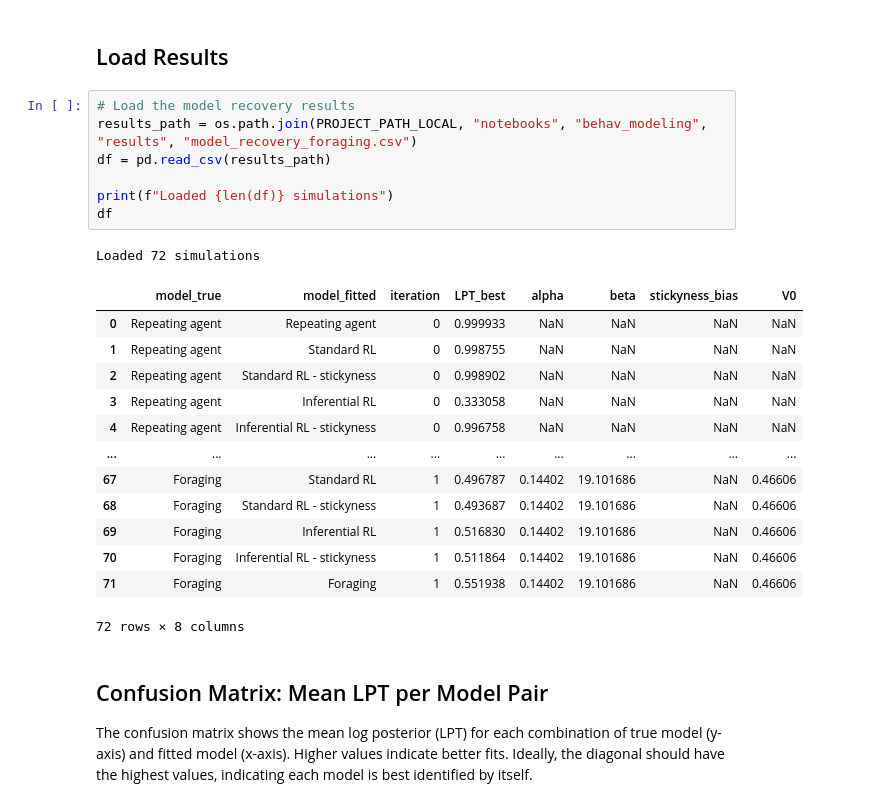
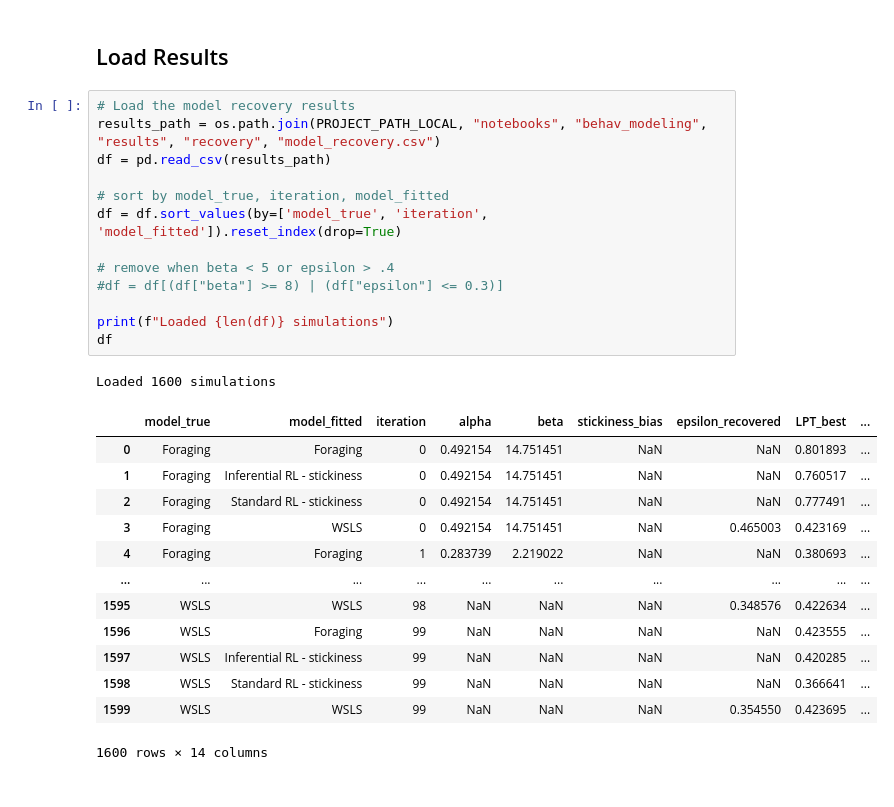
Before and after one commit to ungzs1/popy_05, a Jupyter notebook: notebooks/behav_modeling/recoveries/eval_model_recovery.ipynb, the cells around one changed output. Saved outputs shown, nothing was run; the diff lists cells and outputs as text.

```diff
--- a/notebooks/behav_modeling/recoveries/eval_model_recovery.ipynb
+++ b/notebooks/behav_modeling/recoveries/eval_model_recovery.ipynb
@@ -13,27 +16,29 @@ from popy.config import PROJECT_PATH_LOCAL
 ## Load Results
 # %%
 # Load the model recovery results
-results_path = os.path.join(PROJECT_PATH_LOCAL, "notebooks", "behav_modeling", "results", "model_recovery_foraging.csv")
+results_path = os.path.join(PROJECT_PATH_LOCAL, "notebooks", "behav_modeling", "results", "recovery", "model_recovery.csv")
 df = pd.read_csv(results_path)
+
+# sort by model_true, iteration, model_fitted
+df = df.sort_values(by=['model_true', 'iteration', 'model_fitted']).reset_index(drop=True)
+
+# remove when beta < 5 or epsilon > .4
+#df = df[(df["beta"] >= 8) | (df["epsilon"] <= 0.3)]
 
 print(f"Loaded {len(df)} simulations")
 df
 # %% [output]
-Loaded 72 simulations
+Loaded 1600 simulations
-|  | model_true | model_fitted | iteration | LPT_best | alpha | beta | stickyness_bias | V0 |
-| 0 | Repeating agent | Repeating agent | 0 | 0.999933 | NaN | NaN | NaN | NaN |
-| 1 | Repeating agent | Standard RL | 0 | 0.998755 | NaN | NaN | NaN | NaN |
-| 2 | Repeating agent | Standard RL - stickyness | 0 | 0.998902 | NaN | NaN | NaN | NaN |
-| 3 | Repeating agent | Inferential RL | 0 | 0.333058 | NaN | NaN | NaN | NaN |
-| 4 | Repeating agent | Inferential RL - stickyness | 0 | 0.996758 | NaN | NaN | NaN | NaN |
-| ... | ... | ... | ... | ... | ... | ... | ... | ... |
-| 67 | Foraging | Standard RL | 1 | 0.496787 | 0.14402 | 19.101686 | NaN | 0.46606 |
-| 68 | Foraging | Standard RL - stickyness | 1 | 0.493687 | 0.14402 | 19.101686 | NaN | 0.46606 |
-| 69 | Foraging | Inferential RL | 1 | 0.516830 | 0.14402 | 19.101686 | NaN | 0.46606 |
-| 70 | Foraging | Inferential RL - stickyness | 1 | 0.511864 | 0.14402 | 19.101686 | NaN | 0.46606 |
-| 71 | Foraging | Foraging | 1 | 0.551938 | 0.14402 | 19.101686 | NaN | 0.46606 |
+|  | model_true | model_fitted | iteration | alpha | beta | stickiness_bias | epsilon_recovered | LPT_best | ... |
+| 0 | Foraging | Foraging | 0 | 0.492154 | 14.751451 | NaN | NaN | 0.801893 | ... |
+| 1 | Foraging | Inferential RL - stickiness | 0 | 0.492154 | 14.751451 | NaN | NaN | 0.760517 | ... |
+| 2 | Foraging | Standard RL - stickiness | 0 | 0.492154 | 14.751451 | NaN | NaN | 0.777491 | ... |
+| 3 | Foraging | WSLS | 0 | 0.492154 | 14.751451 | NaN | 0.465003 | 0.423169 | ... |
+| 4 | Foraging | Foraging | 1 | 0.283739 | 2.219022 | NaN | NaN | 0.380693 | ... |
+| ... | ... | ... | ... | ... | ... | ... | ... | ... | ... |
+| 1595 | WSLS | WSLS | 98 | NaN | NaN | NaN | 0.348576 | 0.422634 | ... |
+| 1596 | WSLS | Foraging | 99 | NaN | NaN | NaN | NaN | 0.423555 | ... |
+| 1597 | WSLS | Inferential RL - stickiness | 99 | NaN | NaN | NaN | NaN | 0.420285 | ... |
+| 1598 | WSLS | Standard RL - stickiness | 99 | NaN | NaN | NaN | NaN | 0.366641 | ... |
+| 1599 | WSLS | WSLS | 99 | NaN | NaN | NaN | 0.354550 | 0.423695 | ... |
-72 rows × 8 columns
+1600 rows × 14 columns
-# %% [markdown]
-## Confusion Matrix: Mean LPT per Model Pair
-
-The confusion matrix shows the mean log posterior (LPT) for each combination of true model (y-axis) and fitted model (x-axis). Higher values indicate better fits. Ideally, the diagonal should have the highest values, indicating each model is best identified by itself.
```
Also changed, not shown: parts of 7 cells of this notebook, 29 other files.
